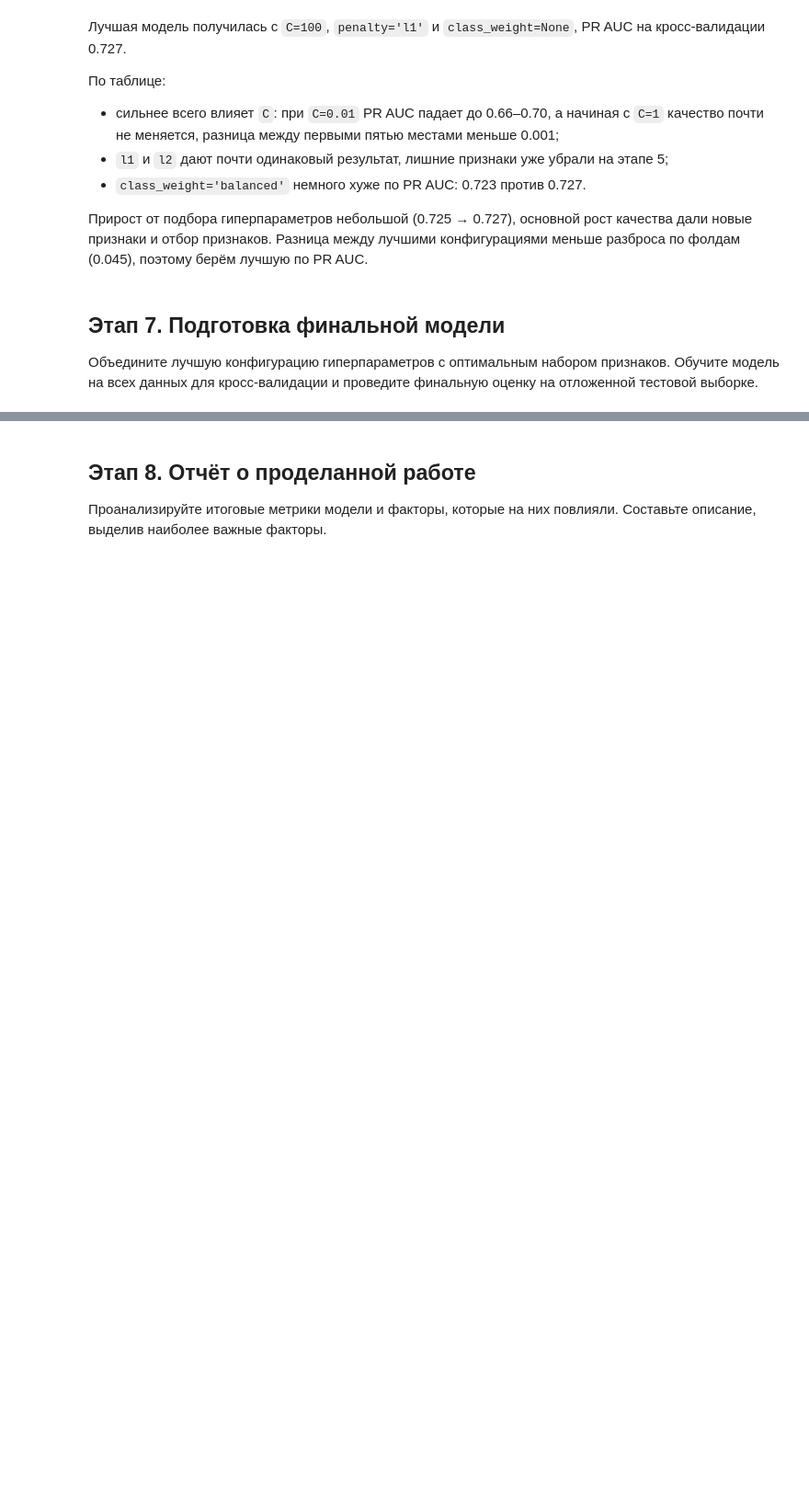
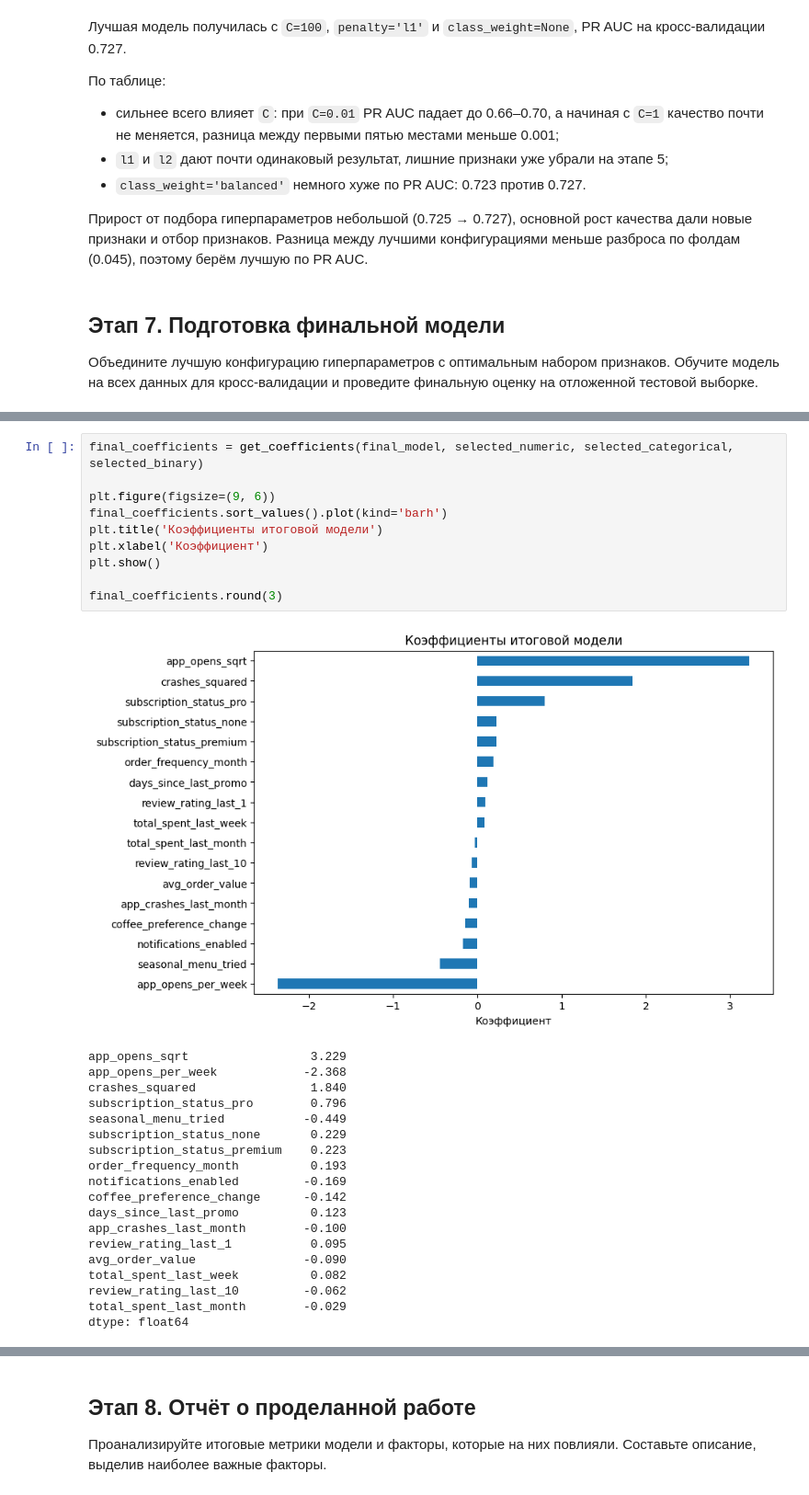
Before and after one commit to dontroublo/delivery-coffee, a Jupyter notebook: coffee_churn.ipynb, the cells around one changed output, grey strips where cells are left out. Shown at 92% size. Drawn from its saved outputs; the diff is of its cells as text; blank space fills up the shorter version.

```diff
--- a/coffee_churn.ipynb
+++ b/coffee_churn.ipynb
@@ -912,0 +964,30 @@ evaluate(best_model, 'LogReg + отбор + подбор гиперпараме
+# %%
+final_coefficients = get_coefficients(final_model, selected_numeric, selected_categorical, selected_binary)
+
+plt.figure(figsize=(9, 6))
+final_coefficients.sort_values().plot(kind='barh')
+plt.title('Коэффициенты итоговой модели')
+plt.xlabel('Коэффициент')
+plt.show()
+
+final_coefficients.round(3)
+# %% [output]
+[figure, added]
+app_opens_sqrt                 3.229
+app_opens_per_week            -2.368
+crashes_squared                1.840
+subscription_status_pro        0.796
+seasonal_menu_tried           -0.449
+subscription_status_none       0.229
+subscription_status_premium    0.223
+order_frequency_month          0.193
+notifications_enabled         -0.169
+coffee_preference_change      -0.142
+days_since_last_promo          0.123
+app_crashes_last_month        -0.100
+review_rating_last_1           0.095
+avg_order_value               -0.090
+total_spent_last_week          0.082
+review_rating_last_10         -0.062
+total_spent_last_month        -0.029
+dtype: float64
```
Also changed, not shown: parts of 4 cells of this notebook.
